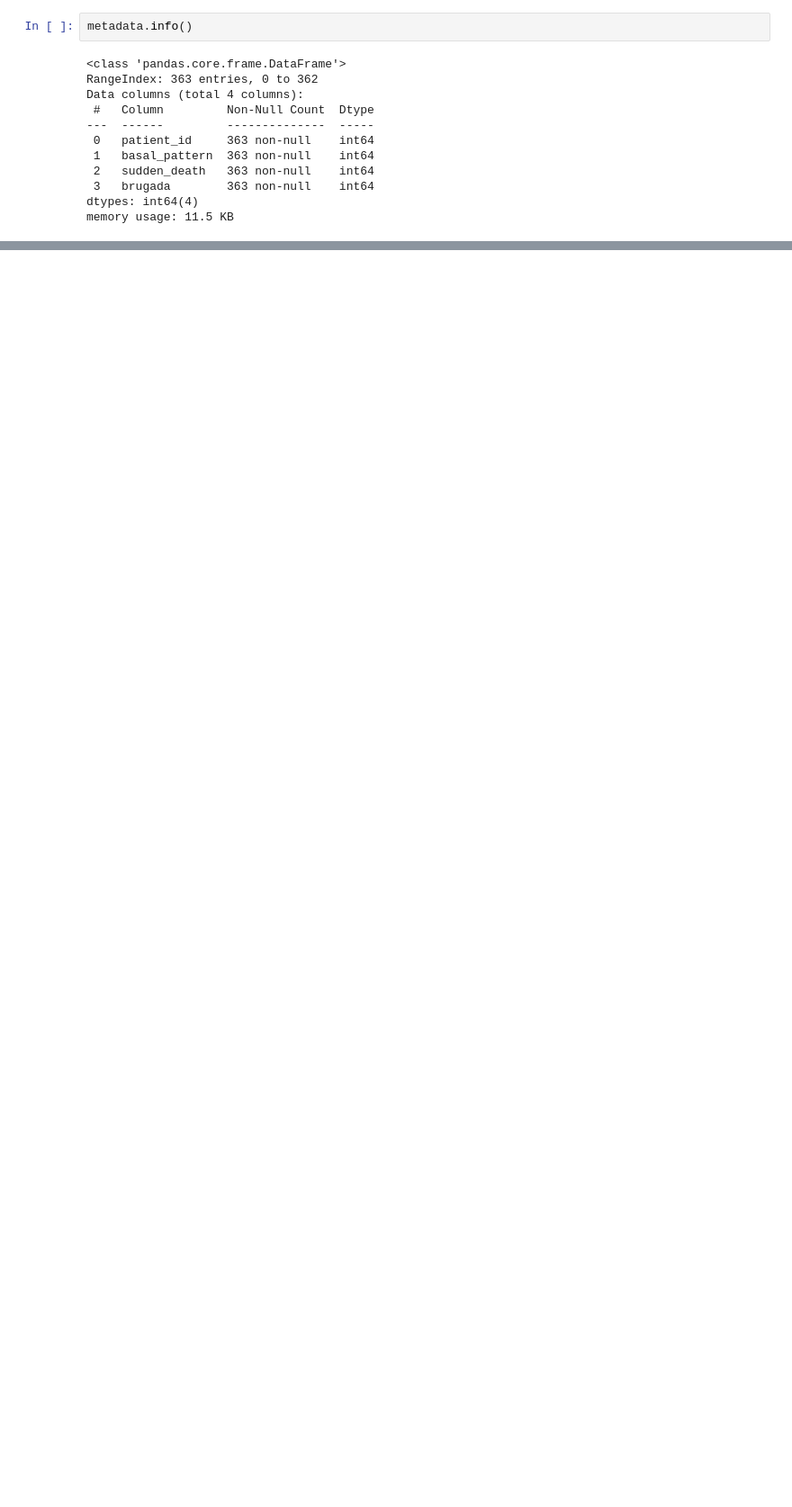
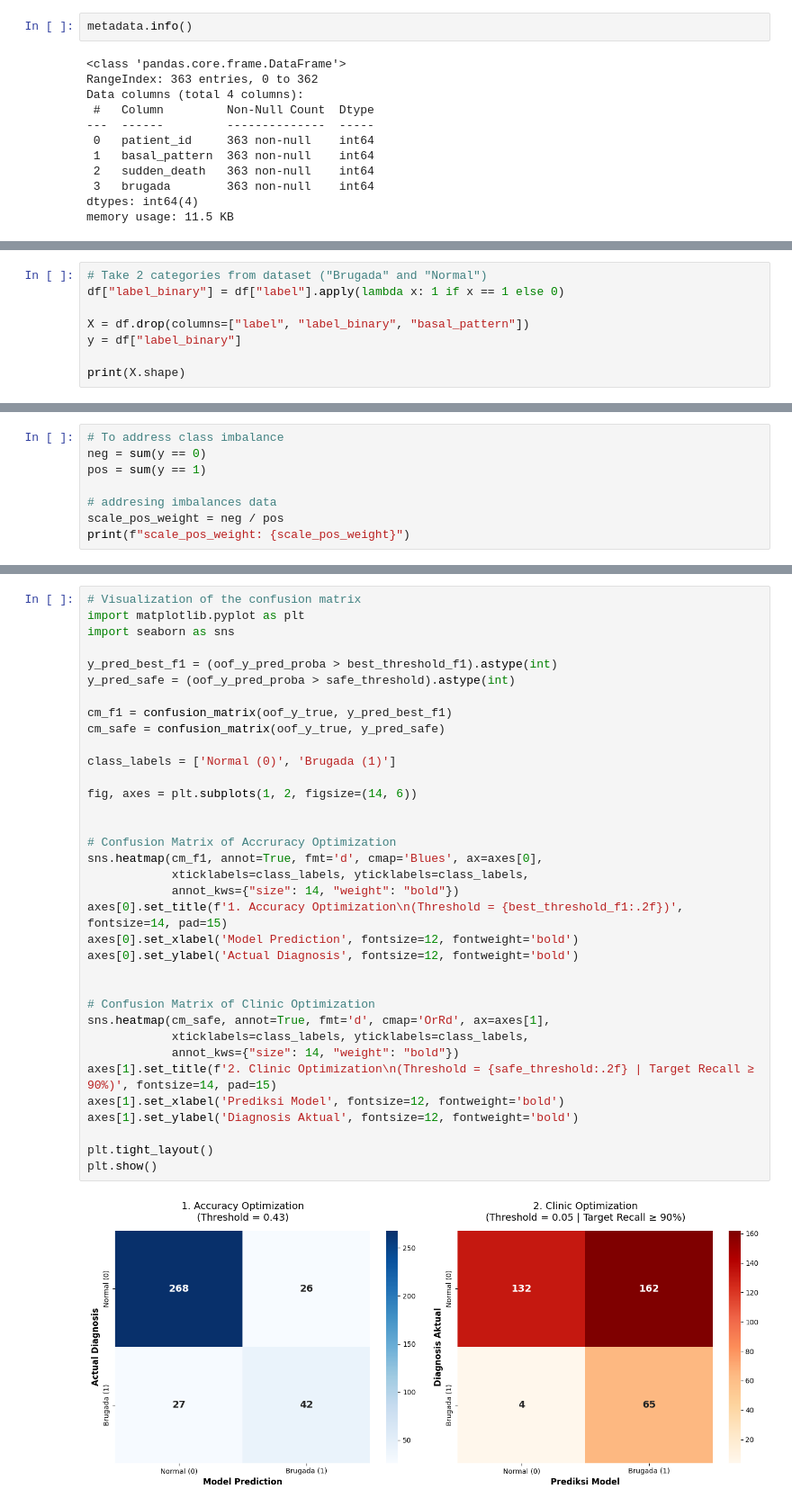
Before and after one commit to Adit310304/IDSC_Brugada, a Jupyter notebook: main.ipynb, the cells around one changed output, grey strips where cells are left out. Shown at 90% size. Drawn from its saved outputs; the diff is of its cells as text; blank space fills up the shorter version.

```diff
--- a/main.ipynb
+++ b/main.ipynb
@@ -513,0 +341,8 @@ weighted avg       0.78      0.79      0.78        72
+# %%
+# Take 2 categories from dataset ("Brugada" and "Normal")
+df["label_binary"] = df["label"].apply(lambda x: 1 if x == 1 else 0)
+
+X = df.drop(columns=["label", "label_binary", "basal_pattern"])
+y = df["label_binary"]
+
+print(X.shape)
@@ -513,0 +364,8 @@ weighted avg       0.78      0.79      0.78        72
+# %%
+# To address class imbalance
+neg = sum(y == 0)
+pos = sum(y == 1)
+
+# addresing imbalances data
+scale_pos_weight = neg / pos
+print(f"scale_pos_weight: {scale_pos_weight}")
@@ -513,0 +511,37 @@ weighted avg       0.78      0.79      0.78        72
+# %%
+# Visualization of the confusion matrix
+import matplotlib.pyplot as plt
+import seaborn as sns
+
+y_pred_best_f1 = (oof_y_pred_proba > best_threshold_f1).astype(int)
+y_pred_safe = (oof_y_pred_proba > safe_threshold).astype(int)
+
+cm_f1 = confusion_matrix(oof_y_true, y_pred_best_f1)
+cm_safe = confusion_matrix(oof_y_true, y_pred_safe)
+
+class_labels = ['Normal (0)', 'Brugada (1)']
+
+fig, axes = plt.subplots(1, 2, figsize=(14, 6))
+
+
+# Confusion Matrix of Accruracy Optimization
+sns.heatmap(cm_f1, annot=True, fmt='d', cmap='Blues', ax=axes[0],
+            xticklabels=class_labels, yticklabels=class_labels,
+            annot_kws={"size": 14, "weight": "bold"})
+axes[0].set_title(f'1. Accuracy Optimization\n(Threshold = {best_threshold_f1:.2f})', fontsize=14, pad=15)
+axes[0].set_xlabel('Model Prediction', fontsize=12, fontweight='bold')
+axes[0].set_ylabel('Actual Diagnosis', fontsize=12, fontweight='bold')
+
+
+# Confusion Matrix of Clinic Optimization
+sns.heatmap(cm_safe, annot=True, fmt='d', cmap='OrRd', ax=axes[1],
+            xticklabels=class_labels, yticklabels=class_labels,
+            annot_kws={"size": 14, "weight": "bold"})
+axes[1].set_title(f'2. Clinic Optimization\n(Threshold = {safe_threshold:.2f} | Target Recall ≥ 90%)', fontsize=14, pad=15)
+axes[1].set_xlabel('Prediksi Model', fontsize=12, fontweight='bold')
+axes[1].set_ylabel('Diagnosis Aktual', fontsize=12, fontweight='bold')
+
+plt.tight_layout()
+plt.show()
+# %% [output]
+[figure, added]
```
Also changed, not shown: parts of 51 cells of this notebook.
